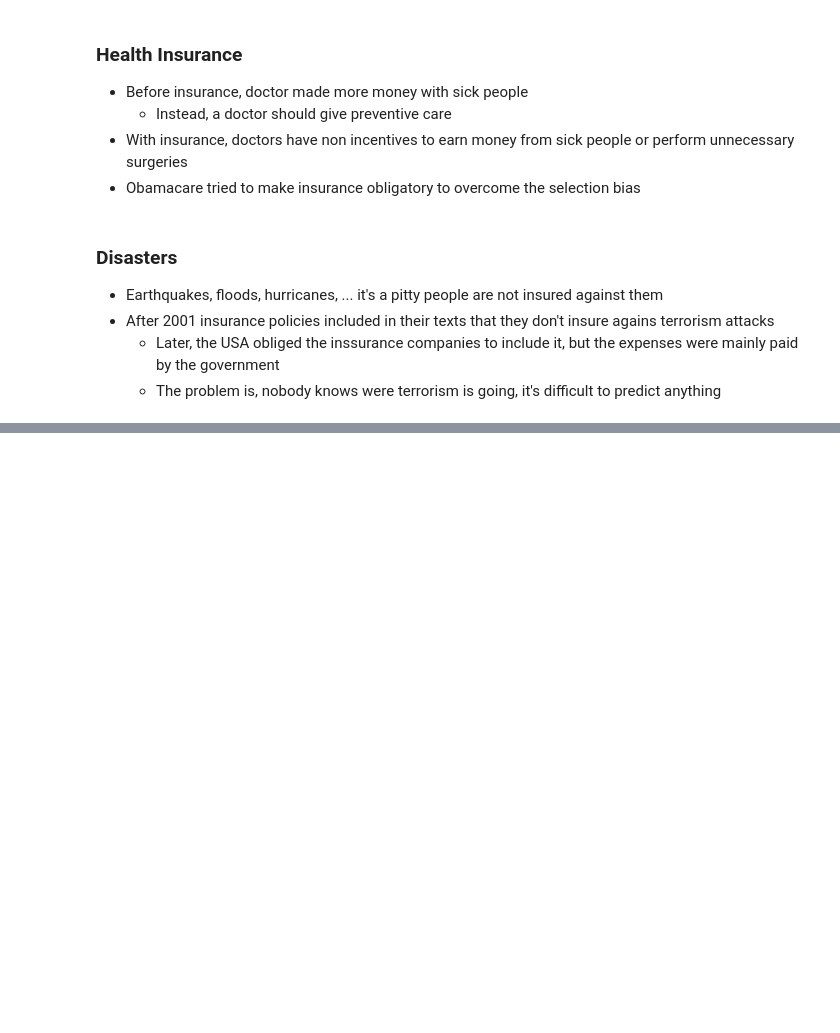
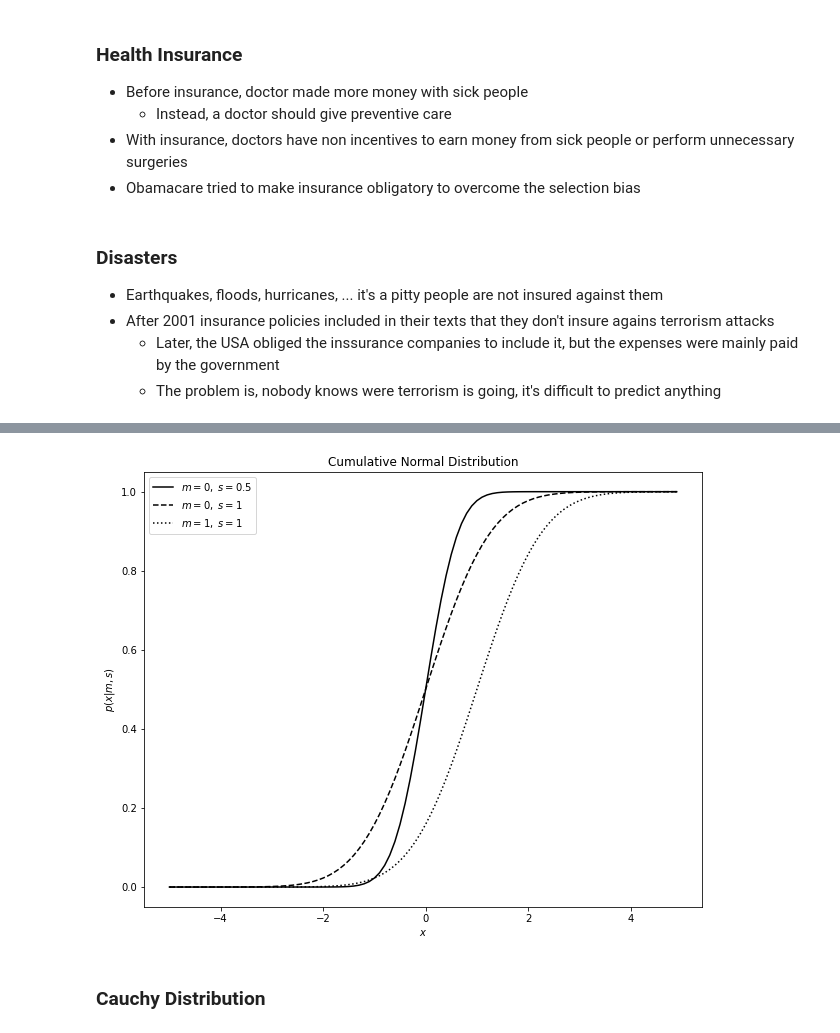
Before and after one commit to mxagar/finance_accounting_courses, a Jupyter notebook: financial_markets/01_Week_1.ipynb, the cells around one changed output, grey strips where cells are left out. Saved outputs shown, nothing was run; the diff lists cells and outputs as text; code cells hidden in the pictures; blank space fills up the shorter version.

```diff
--- a/financial_markets/01_Week_1.ipynb
+++ b/financial_markets/01_Week_1.ipynb
@@ -227,0 +309,16 @@ plt.legend()
+# %%
+fig, ax = plt.subplots(figsize=(10, 8))
+for (m, s, ls) in zip(m_values, s_values, linestyles):
+    dist = norm(m, s)
+    plt.plot(x, dist.cdf(x), color='black', linestyle=ls, label='$m={},\ s={}$'.format(m, s))
+
+plt.xlabel('$x$')
+plt.ylabel('$p(x|m, s)$')
+plt.title('Cumulative Normal Distribution')
+
+plt.legend()
+plt.show()
+# %% [output]
+[figure, added]
+# %% [markdown]
+### Cauchy Distribution
```
Also changed, not shown: parts of 16 cells of this notebook.
